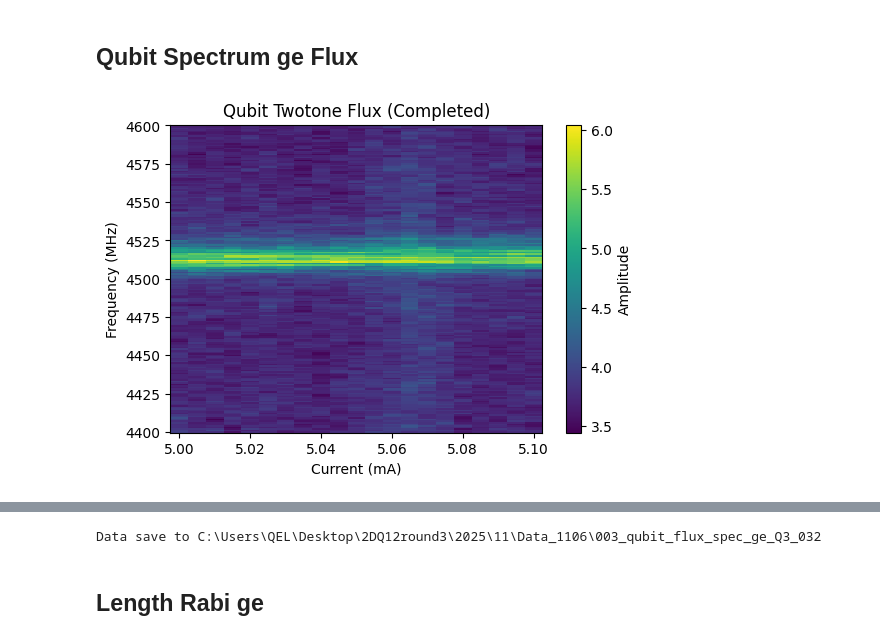
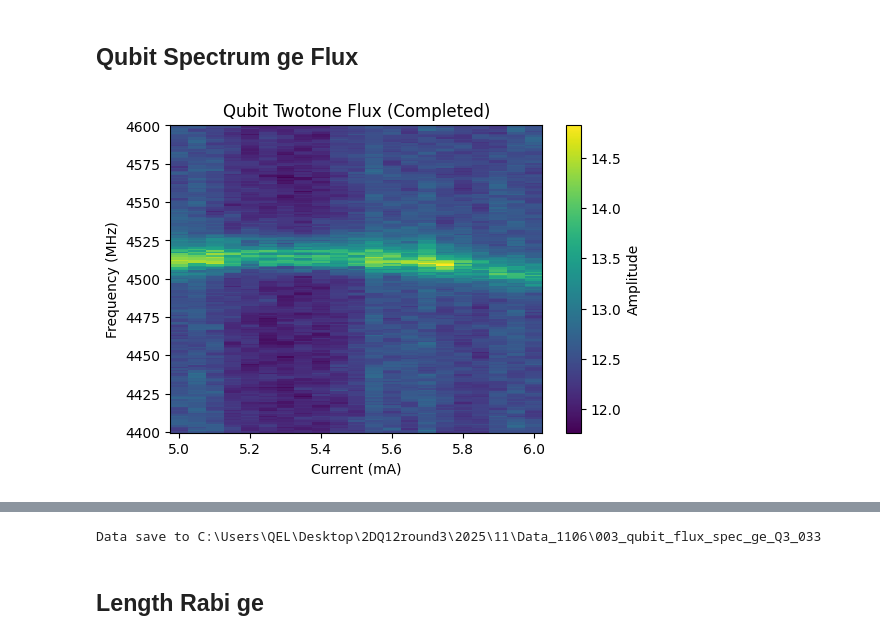
Before and after one commit to JayChien04717/SQD_soc, a Jupyter notebook: single_qubit_calibrate.ipynb, the cells around one changed output, grey strips where cells are left out. Saved outputs shown, nothing was run; the diff lists cells and outputs as text; code cells hidden in the pictures.

```diff
--- a/single_qubit_calibrate.ipynb
+++ b/single_qubit_calibrate.ipynb
@@ -392,33 +396,33 @@ run_cfg = select_config_idx(config, qubit_idx)
 center = 4500
 SPAN = 100
 START_FREQ = center - SPAN  # [MHz]
 STOP_FREQ = center + SPAN  # [MHz]
 STEPS = 201
 
-Start_flux = 5.1e-3
-Stop_flux = 5e-3
+Start_flux = 5e-3
+Stop_flux = 6e-3
 Steps_flux = 21
 yoko_range = np.linspace(Start_flux, Stop_flux, Steps_flux)
 
 config["nqz_qubit"] = 2
 run_cfg.update(
     [
         ("steps", STEPS),
         ("qubit_freq_ge", QickSweep1D("freqloop", START_FREQ, STOP_FREQ)),
         ("qmixe_freq", center),
         ("qubit_gain_ge", 0.3),
         ("res_gain_ge", 0.2),
         ("qubit_length_ge", 2.0),
         ("relax_delay", 1),
         ("cooling", False),
         ("qubit_ch", 7),
     ]
 )
 
 spectrum_ge_flux = Qubit_Twotone_Flux(soc, soccfg, run_cfg)
 spectrum_ge_flux.run(
     10, liveplot=True, yoko_inst=yoko_connect, yoko_value=yoko_range, mode="current"
 )
 spectrum_ge_flux.saveLabber(qubit_idx, yoko_range, mode="current")
 # %% [output]
-[figure, old version]
+[figure, new version]
@@ -426,4 +430,4 @@ spectrum_ge_flux.saveLabber(qubit_idx, yoko_range, mode="current")
-Data save to C:\Users\QEL\Desktop\2DQ12round3\2025\11\Data_1106\003_qubit_flux_spec_ge_Q3_032
+Data save to C:\Users\QEL\Desktop\2DQ12round3\2025\11\Data_1106\003_qubit_flux_spec_ge_Q3_033
 # %% [markdown]
 ## Length Rabi ge
 # %%
```
Also changed, not shown: parts of 2 cells of this notebook, 2 other files.
